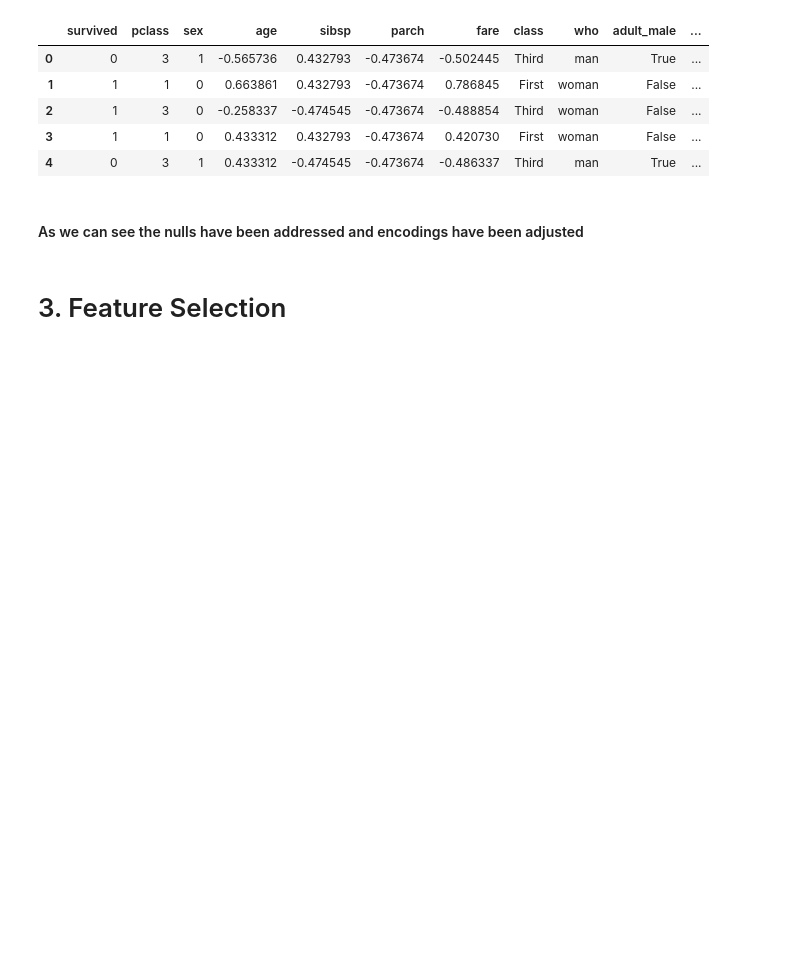
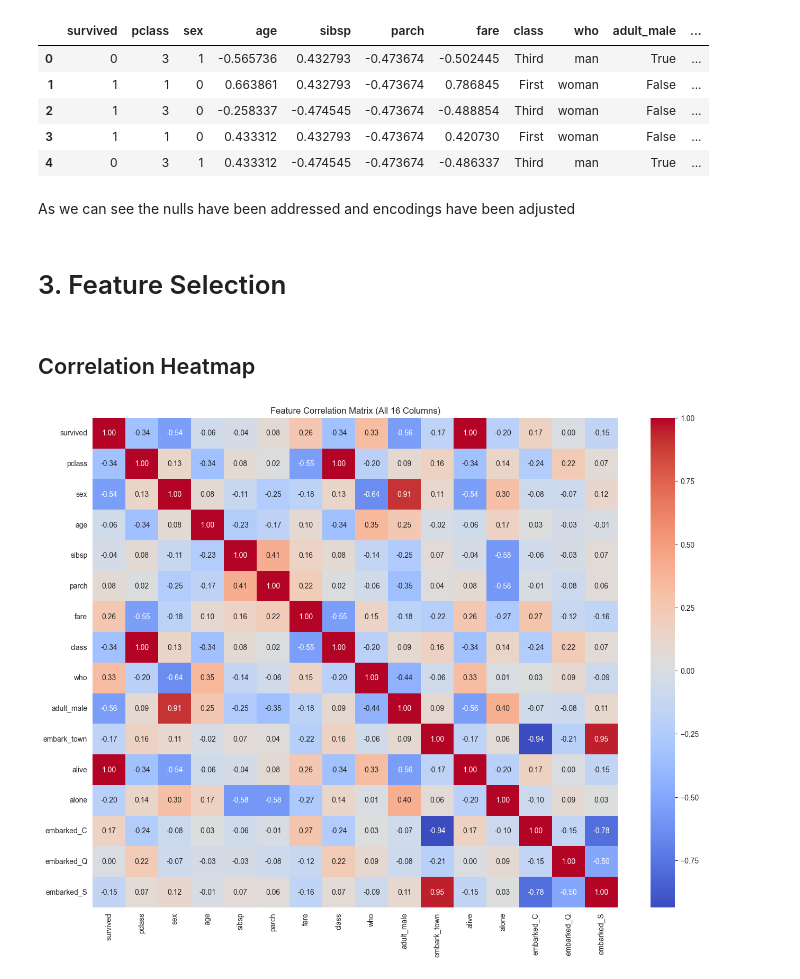
Before and after one commit to Rayyan-Asia/Titanic-Survival, a Jupyter notebook: Assignment 1.ipynb, the cells around one changed output. Cells and saved outputs as stored; diff of their text form; code cells hidden in the pictures; blank space fills up the shorter version.

```diff
--- a/Assignment 1.ipynb
+++ b/Assignment 1.ipynb
@@ -178,6 +184,22 @@ memory usage: 75.1 KB
 | 3 | 1 | 1 | 0 | 0.433312 | 0.432793 | -0.473674 | 0.420730 | First | woman | False | ... |
 | 4 | 0 | 3 | 1 | 0.433312 | -0.474545 | -0.473674 | -0.486337 | Third | man | True | ... |
 # %% [markdown]
-#### As we can see the nulls have been addressed and encodings have been adjusted
+As we can see the nulls have been addressed and encodings have been adjusted
 # %% [markdown]
 # 3. Feature Selection
+# %% [markdown]
+## Correlation Heatmap
+# %%
+  df_viz = df.copy() # we do not want to change the existing data.
+  df_viz['alive'] = df_viz['alive'].map({'yes': 1, 'no': 0})
+  df_viz['class'] = df_viz['class'].map({'First': 1, 'Second': 2, 'Third': 3})
+  # encode (man/woman/child → 0/1/2)
+  df_viz['who'] = LabelEncoder().fit_transform(df_viz['who'])
+  df_viz['embark_town'] = LabelEncoder().fit_transform(df_viz['embark_town'].fillna(df_viz['embark_town'].mode()[0]))
+
+  plt.figure(figsize=(16, 12))
+  sns.heatmap(df_viz.corr(), annot=True, fmt='.2f', cmap='coolwarm')
+  plt.title('Feature Correlation Matrix (All 16 Columns)')
+  plt.show()
+# %% [output]
+[figure, added]
```
Also changed, not shown: parts of 33 cells of this notebook.
